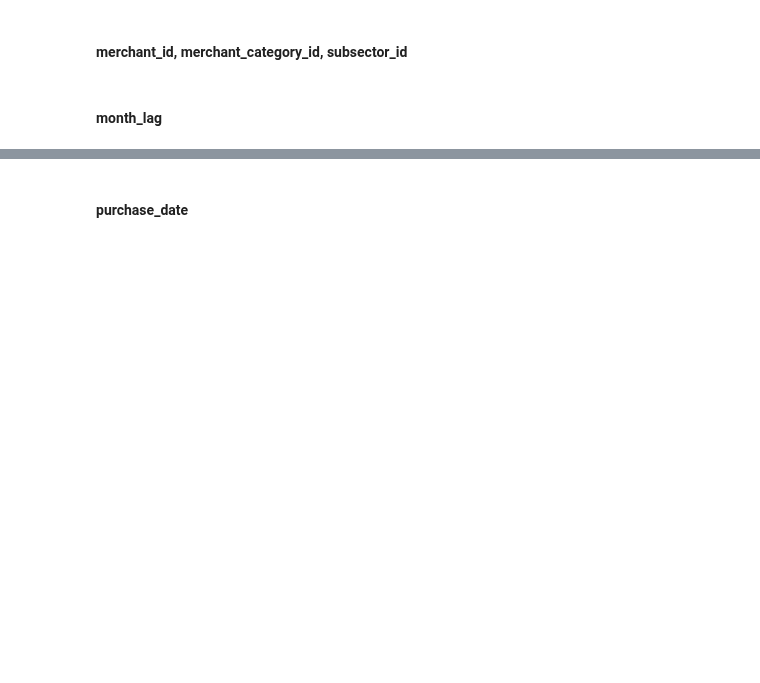
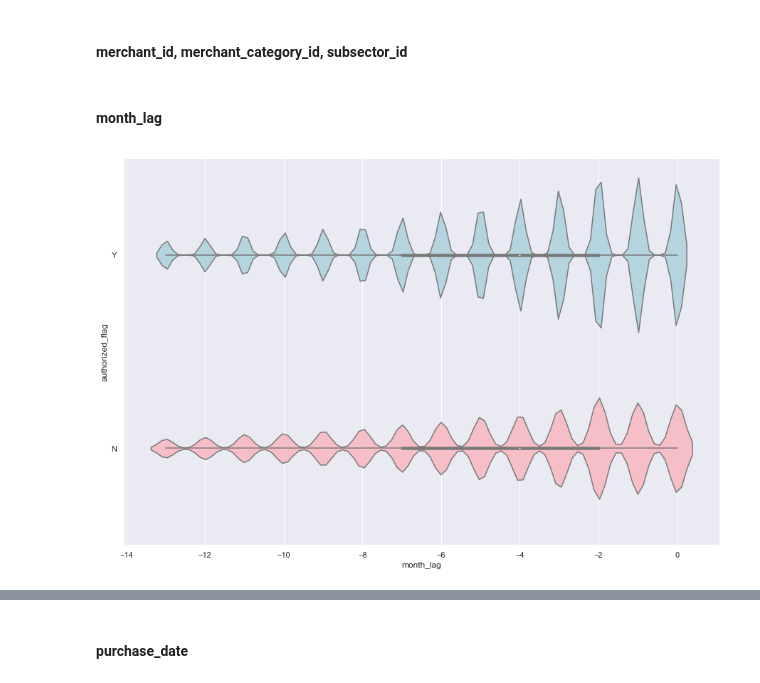
Before and after one commit to Zol-S/kaggle, a Jupyter notebook: Elo Merchant Category Recommendation/2_Descriptives.ipynb, the cells around one changed output, grey strips where cells are left out. Saved outputs shown, nothing was run; the diff lists cells and outputs as text; code cells hidden in the pictures; blank space fills up the shorter version.

```diff
--- a/Elo Merchant Category Recommendation/2_Descriptives.ipynb
+++ b/Elo Merchant Category Recommendation/2_Descriptives.ipynb
@@ -351,3 +539,9 @@ df_new_trans['authorized_flag'].unique(), df_hist_trans['authorized_flag'].uniqu
 #### merchant_id, merchant_category_id, subsector_id
 # %% [markdown]
 #### month_lag
+# %%
+sns.set(rc={'figure.figsize':(15, 10)})
+
+sns.violinplot("month_lag", "authorized_flag", data=df_hist_trans, palette=["lightblue", "lightpink"]);
+# %% [output]
+[figure, added]
```
Also changed, not shown: parts of 20 cells of this notebook.
